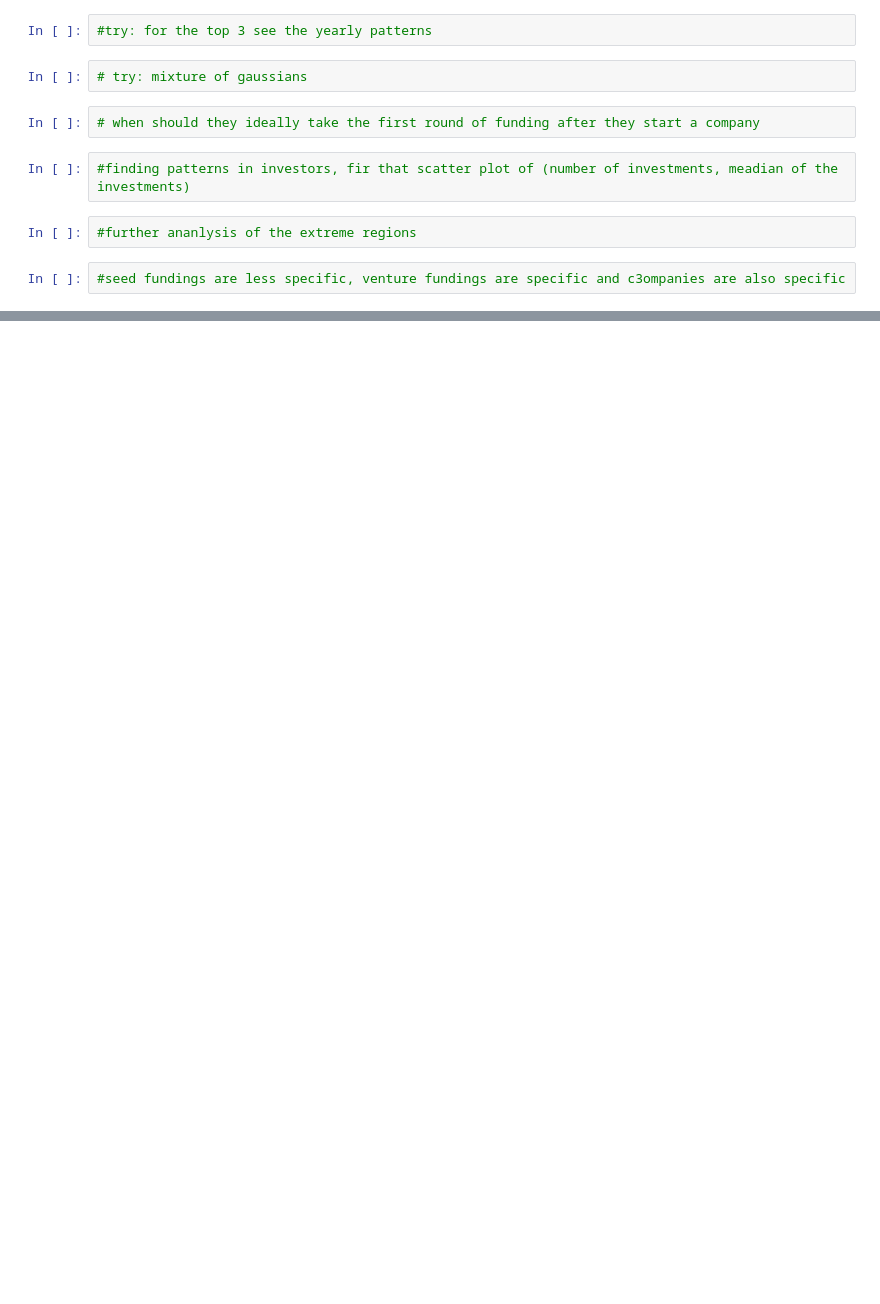
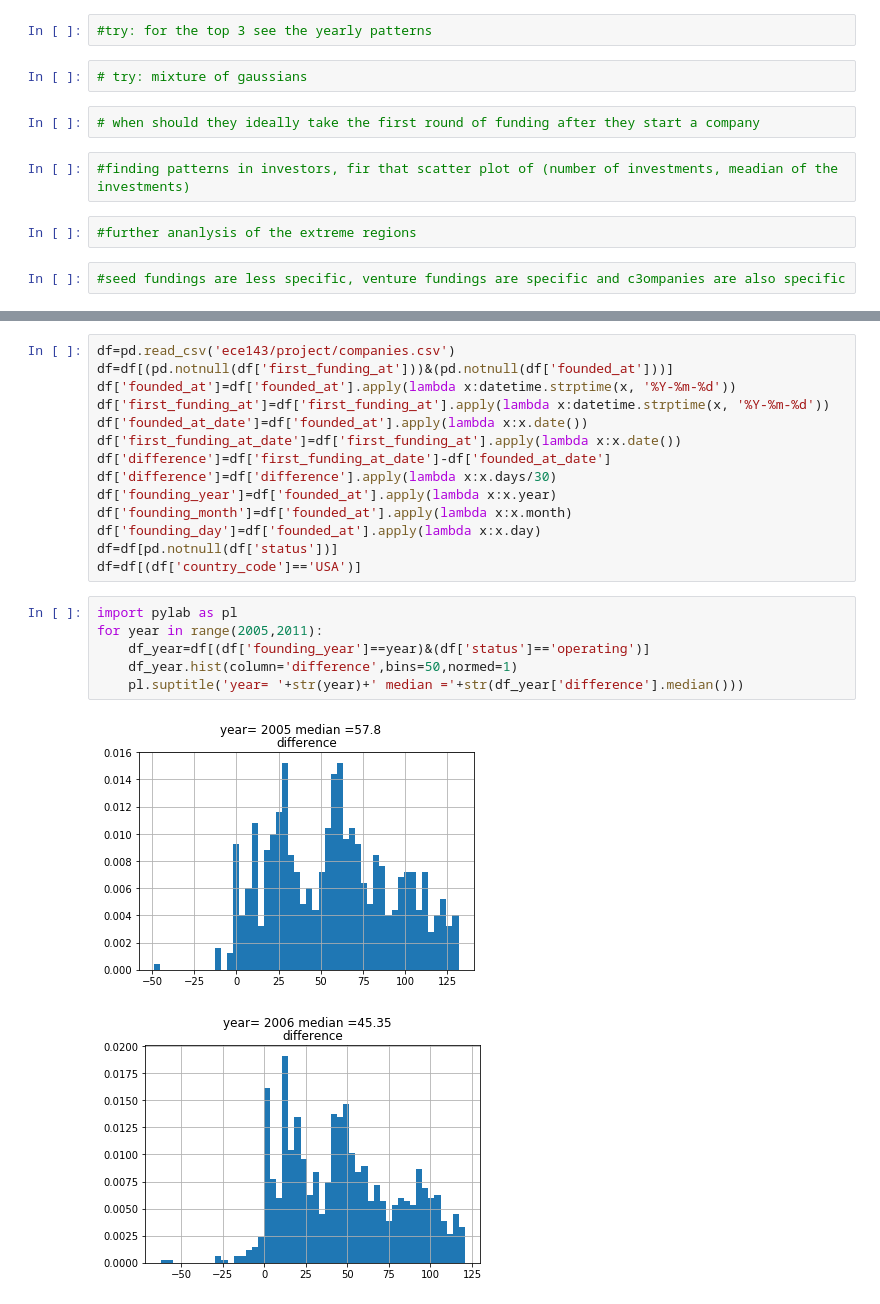
Before and after one commit to saichowdaryg/ECE143project, a Jupyter notebook: Final.ipynb, the cells around one changed output, grey strips where cells are left out. Saved outputs shown, nothing was run; the diff lists cells and outputs as text; blank space fills up the shorter version.

```diff
--- a/Final.ipynb
+++ b/Final.ipynb
@@ -521,0 +548,23 @@ plot_choropleth(state_data('company_state_code',investments),'2014 US New Startu
+# %%
+df=pd.read_csv('ece143/project/companies.csv')
+df=df[(pd.notnull(df['first_funding_at']))&(pd.notnull(df['founded_at']))]
+df['founded_at']=df['founded_at'].apply(lambda x:datetime.strptime(x, '%Y-%m-%d'))
+df['first_funding_at']=df['first_funding_at'].apply(lambda x:datetime.strptime(x, '%Y-%m-%d'))
+df['founded_at_date']=df['founded_at'].apply(lambda x:x.date())
+df['first_funding_at_date']=df['first_funding_at'].apply(lambda x:x.date())
+df['difference']=df['first_funding_at_date']-df['founded_at_date']
+df['difference']=df['difference'].apply(lambda x:x.days/30)
+df['founding_year']=df['founded_at'].apply(lambda x:x.year)
+df['founding_month']=df['founded_at'].apply(lambda x:x.month)
+df['founding_day']=df['founded_at'].apply(lambda x:x.day)
+df=df[pd.notnull(df['status'])]
+df=df[(df['country_code']=='USA')]
+# %%
+import pylab as pl
+for year in range(2005,2011):
+    df_year=df[(df['founding_year']==year)&(df['status']=='operating')]
+    df_year.hist(column='difference',bins=50,normed=1)
+    pl.suptitle('year= '+str(year)+' median ='+str(df_year['difference'].median()))
+# %% [output]
+[figure, added]
+[figure, added]
```
Also changed, not shown: parts of 16 cells of this notebook.
